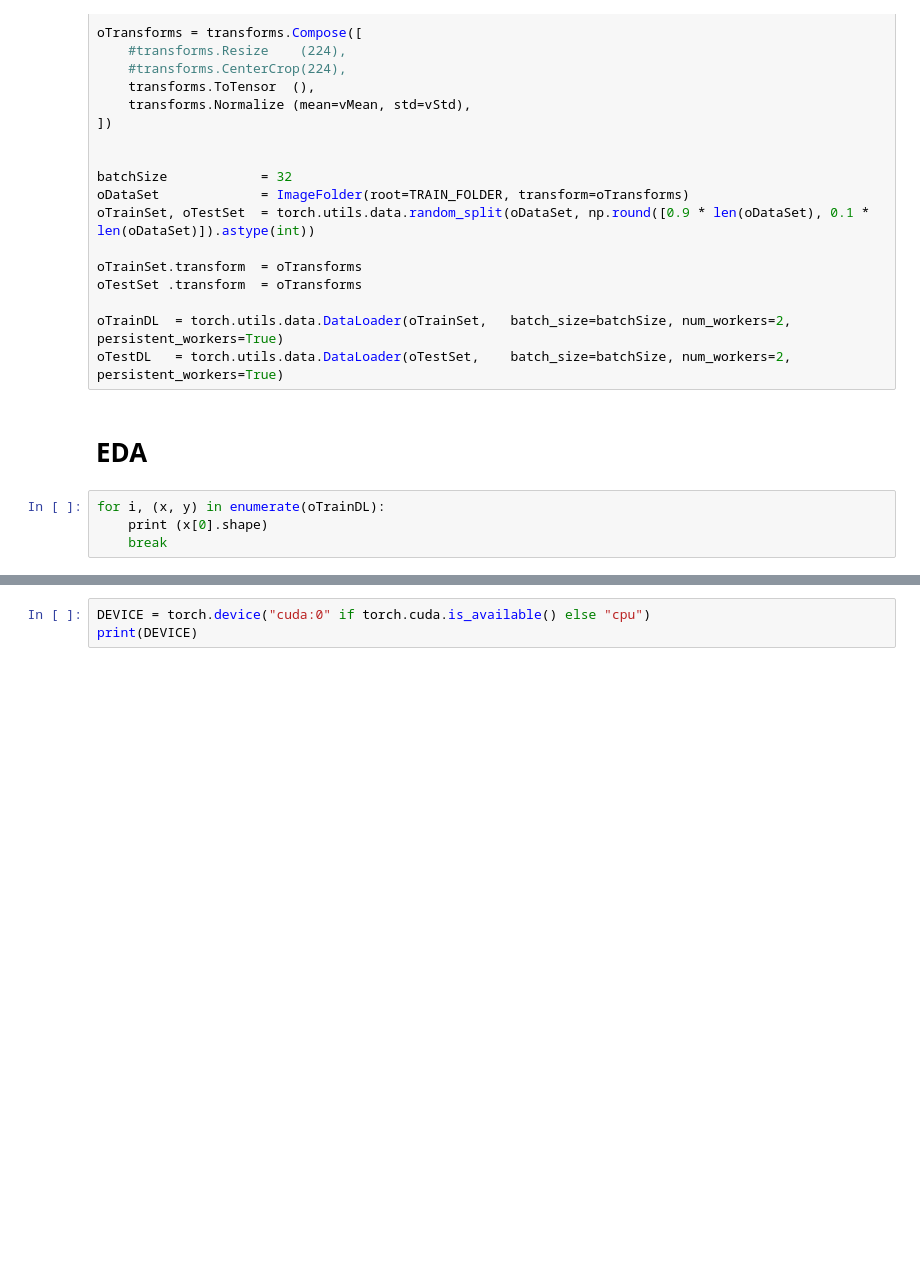
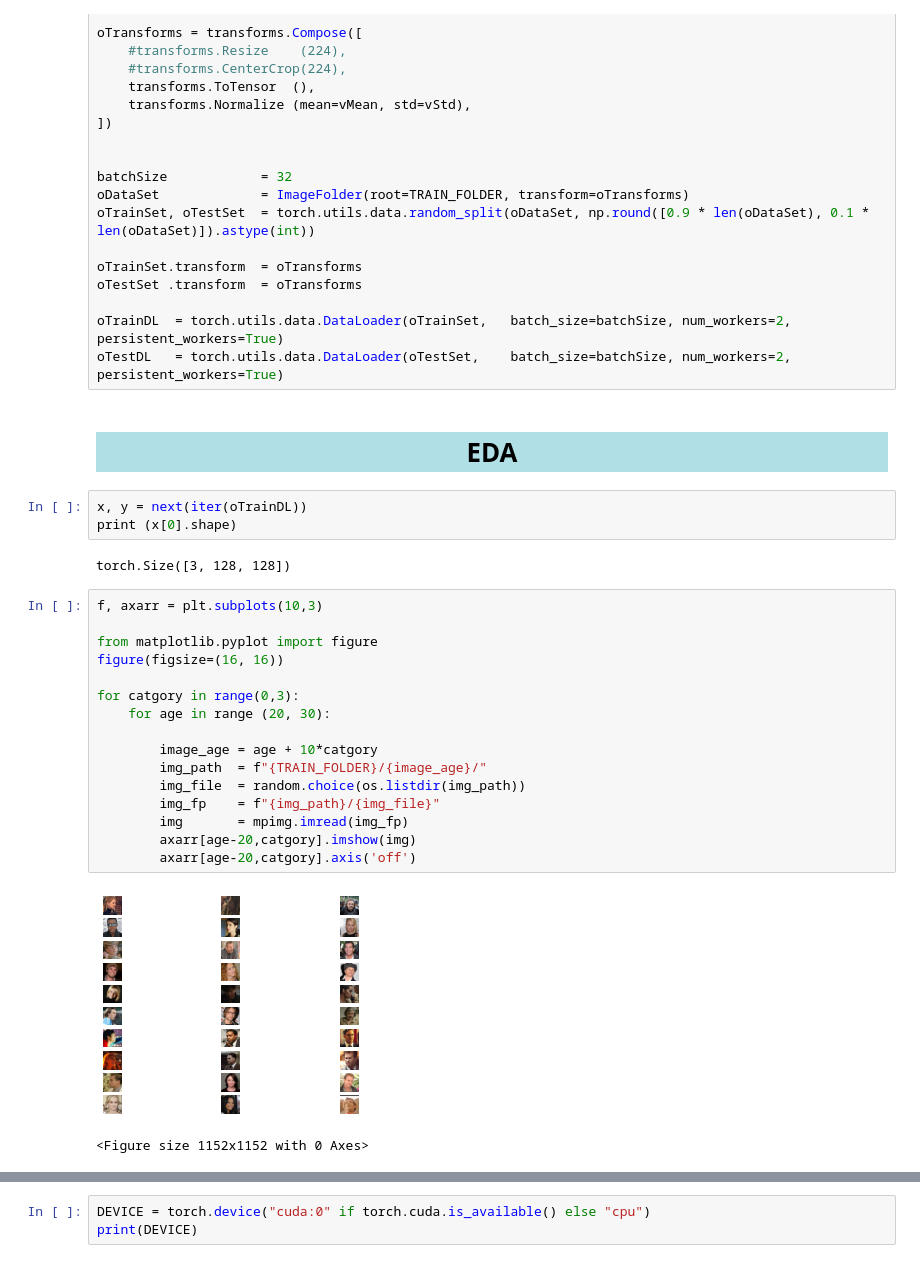
Before and after one commit to amitliron/My_AI_Exercises, a Jupyter notebook: Age prediction/AgePrediction.ipynb, the cells around one changed output, grey strips where cells are left out. Drawn from its saved outputs; the diff is of its cells as text; blank space fills up the shorter version.

```diff
--- a/Age prediction/AgePrediction.ipynb
+++ b/Age prediction/AgePrediction.ipynb
@@ -61,9 +76,33 @@ oTestSet .transform  = oTransforms
 oTrainDL  = torch.utils.data.DataLoader(oTrainSet,   batch_size=batchSize, num_workers=2, persistent_workers=True)
 oTestDL   = torch.utils.data.DataLoader(oTestSet,    batch_size=batchSize, num_workers=2, persistent_workers=True)
 # %% [markdown]
-# EDA
+<H1 style="background-color:powderblue;">
+    <center>
+         EDA
+     </center>
+ </H1>
 # %%
-for i, (x, y) in enumerate(oTrainDL):
-    print (x[0].shape)
-    break
+x, y = next(iter(oTrainDL))
+print (x[0].shape)
+# %% [output]
+torch.Size([3, 128, 128])
+# %%
+f, axarr = plt.subplots(10,3)
+
+from matplotlib.pyplot import figure
+figure(figsize=(16, 16))
+
+for catgory in range(0,3):
+    for age in range (20, 30):
+
+        image_age = age + 10*catgory
+        img_path  = f"{TRAIN_FOLDER}/{image_age}/"
+        img_file  = random.choice(os.listdir(img_path))
+        img_fp    = f"{img_path}/{img_file}"
+        img       = mpimg.imread(img_fp)
+        axarr[age-20,catgory].imshow(img)
+        axarr[age-20,catgory].axis('off')
+# %% [output]
+[figure, added]
+<Figure size 1152x1152 with 0 Axes>
 # %% [markdown]
```
Also changed, not shown: parts of 26 cells of this notebook, 1 other file.
